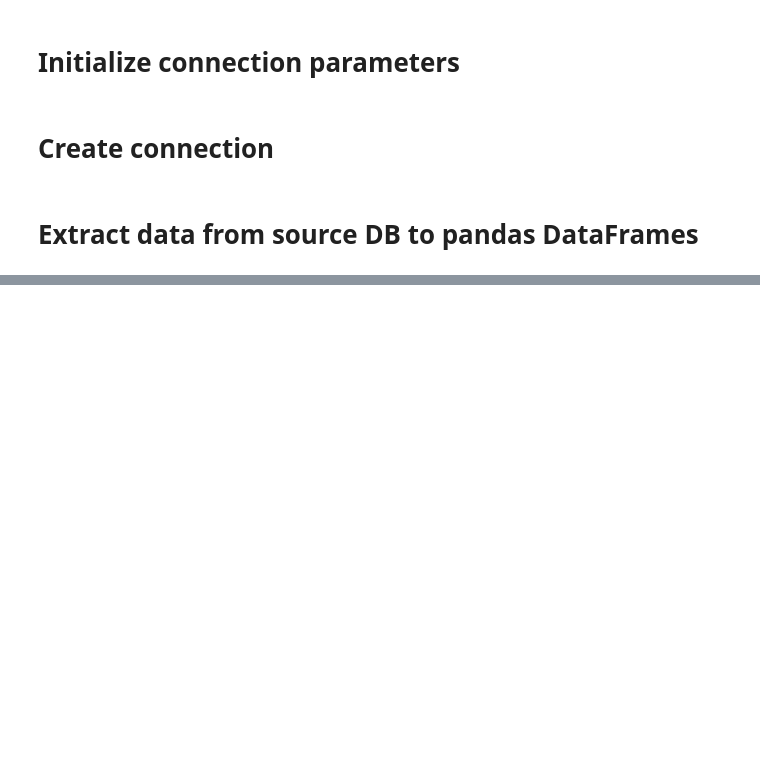
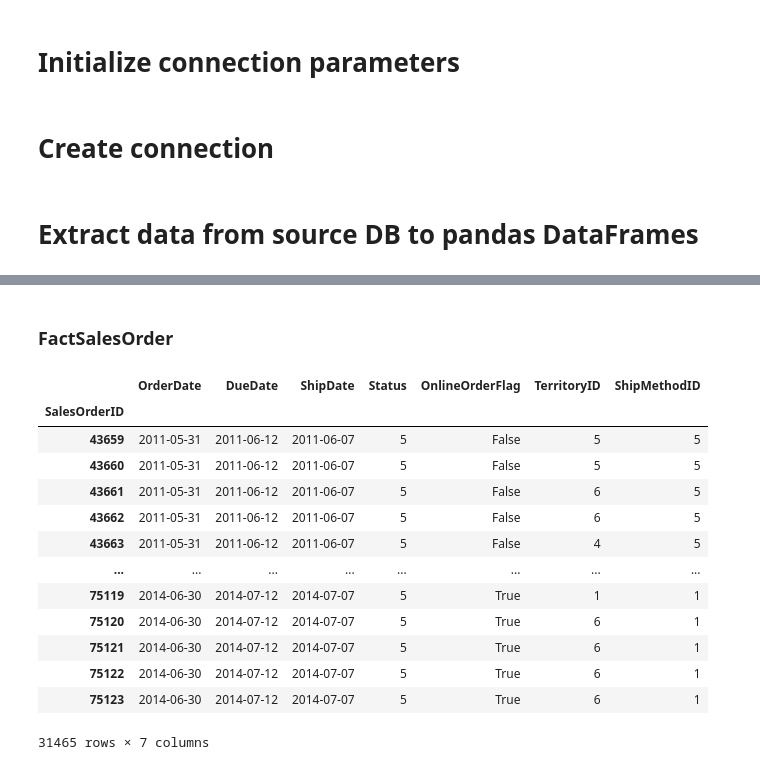
Before and after one commit to minh-nguyenhoang/DW-ETL-20212, a Jupyter notebook: ETL.ipynb, the cells around one changed output, grey strips where cells are left out. Cells and saved outputs as stored; diff of their text form; code cells hidden in the pictures; blank space fills up the shorter version.

```diff
--- a/ETL.ipynb
+++ b/ETL.ipynb
@@ -75,0 +458,19 @@ cursor.commit()
+# %% [markdown]
+### FactSalesOrder
+# %%
+dfst['Sales.SalesOrderHeader']
+# %% [output]
+|  | OrderDate | DueDate | ShipDate | Status | OnlineOrderFlag | TerritoryID | ShipMethodID |
+| SalesOrderID |  |  |  |  |  |  |  |
+| 43659 | 2011-05-31 | 2011-06-12 | 2011-06-07 | 5 | False | 5 | 5 |
+| 43660 | 2011-05-31 | 2011-06-12 | 2011-06-07 | 5 | False | 5 | 5 |
+| 43661 | 2011-05-31 | 2011-06-12 | 2011-06-07 | 5 | False | 6 | 5 |
+| 43662 | 2011-05-31 | 2011-06-12 | 2011-06-07 | 5 | False | 6 | 5 |
+| 43663 | 2011-05-31 | 2011-06-12 | 2011-06-07 | 5 | False | 4 | 5 |
+| ... | ... | ... | ... | ... | ... | ... | ... |
+| 75119 | 2014-06-30 | 2014-07-12 | 2014-07-07 | 5 | True | 1 | 1 |
+| 75120 | 2014-06-30 | 2014-07-12 | 2014-07-07 | 5 | True | 6 | 1 |
+| 75121 | 2014-06-30 | 2014-07-12 | 2014-07-07 | 5 | True | 6 | 1 |
+| 75122 | 2014-06-30 | 2014-07-12 | 2014-07-07 | 5 | True | 6 | 1 |
+| 75123 | 2014-06-30 | 2014-07-12 | 2014-07-07 | 5 | True | 6 | 1 |
+31465 rows × 7 columns
```
Also changed, not shown: parts of 66 cells of this notebook, 2 other files.
